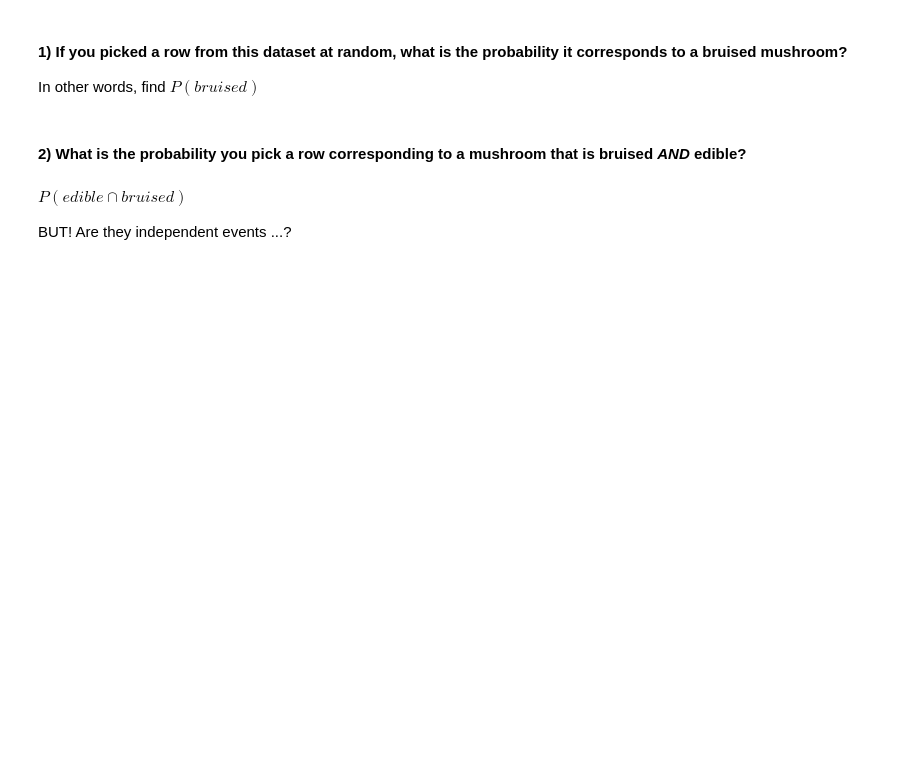
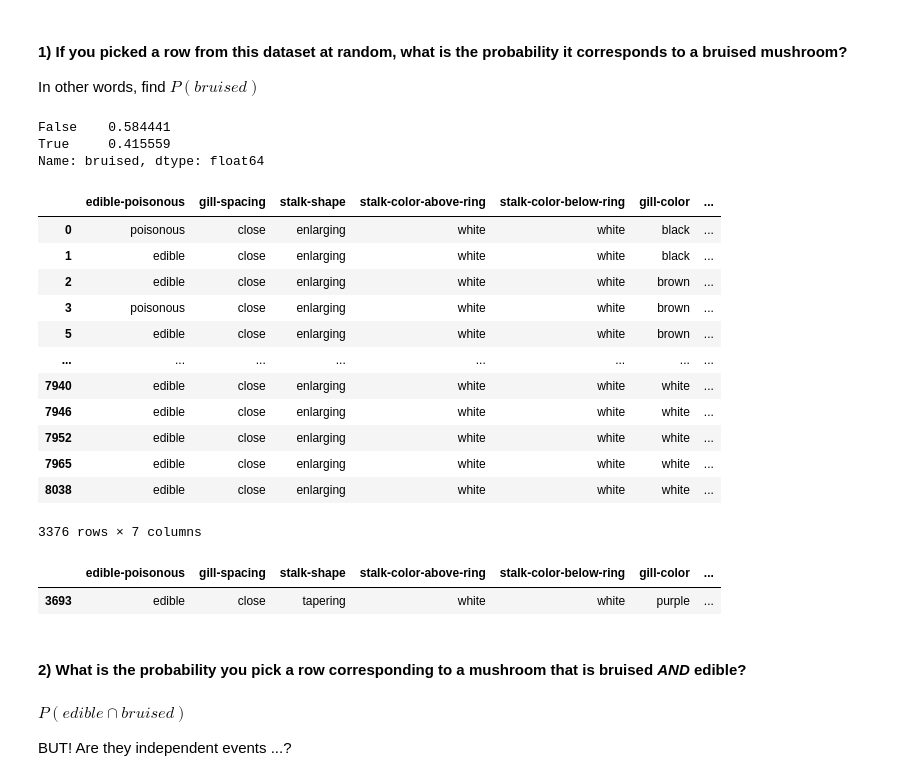
Before and after one commit to flatiron-school/ntl01-dtsc-live-103122, a Jupyter notebook: 2Phase/18-Probability-Introduction.ipynb, the cells around one changed output. Drawn from its saved outputs; the diff is of its cells as text; code cells hidden in the pictures; blank space fills up the shorter version.

```diff
--- a/2Phase/18-Probability-Introduction.ipynb
+++ b/2Phase/18-Probability-Introduction.ipynb
@@ -208,2 +280,4 @@ Let's look at a modified version of the Mushroom dataset from UCI [here](https:/
 # %%
 # Read in the data, check the first few rows
+df = pd.read_csv('data/Mushrooms_cleaned.csv')
+df.head()
@@ -213,7 +301,28 @@ Let's look at a modified version of the Mushroom dataset from UCI [here](https:/
 #### 1) If you picked a row from this dataset at random, what is the probability it corresponds to a bruised mushroom?
 
 In other words, find $P(bruised)$
+# %%
+df['bruised'].value_counts(normalize=True)
+# %% [output]
+False    0.584441
+True     0.415559
+Name: bruised, dtype: float64
 # %%
 # Let's find our bruised mushrooms
+df.loc[df['bruised'] == True]
+# %% [output]
+|  | edible-poisonous | gill-spacing | stalk-shape | stalk-color-above-ring | stalk-color-below-ring | gill-color | ... |
+| 0 | poisonous | close | enlarging | white | white | black | ... |
+| 1 | edible | close | enlarging | white | white | black | ... |
+| 2 | edible | close | enlarging | white | white | brown | ... |
+| 3 | poisonous | close | enlarging | white | white | brown | ... |
+| 5 | edible | close | enlarging | white | white | brown | ... |
+| ... | ... | ... | ... | ... | ... | ... | ... |
+| 7940 | edible | close | enlarging | white | white | white | ... |
+| 7946 | edible | close | enlarging | white | white | white | ... |
+| 7952 | edible | close | enlarging | white | white | white | ... |
+| 7965 | edible | close | enlarging | white | white | white | ... |
+| 8038 | edible | close | enlarging | white | white | white | ... |
+3376 rows × 7 columns
 # %%
 # And now the probability
@@ -220,6 +330,9 @@ In other words, find $P(bruised)$
 # %%
 # Let's see what we get with a quick sample row...
 df.sample(1)
+# %% [output]
+|  | edible-poisonous | gill-spacing | stalk-shape | stalk-color-above-ring | stalk-color-below-ring | gill-color | ... |
+| 3693 | edible | close | tapering | white | white | purple | ... |
 # %% [markdown]
 #### 2) What is the probability you pick a row corresponding to a mushroom that is bruised _AND_ edible?
 # %% [markdown]
```
Also changed, not shown: parts of 30 cells of this notebook, 2 other files.
